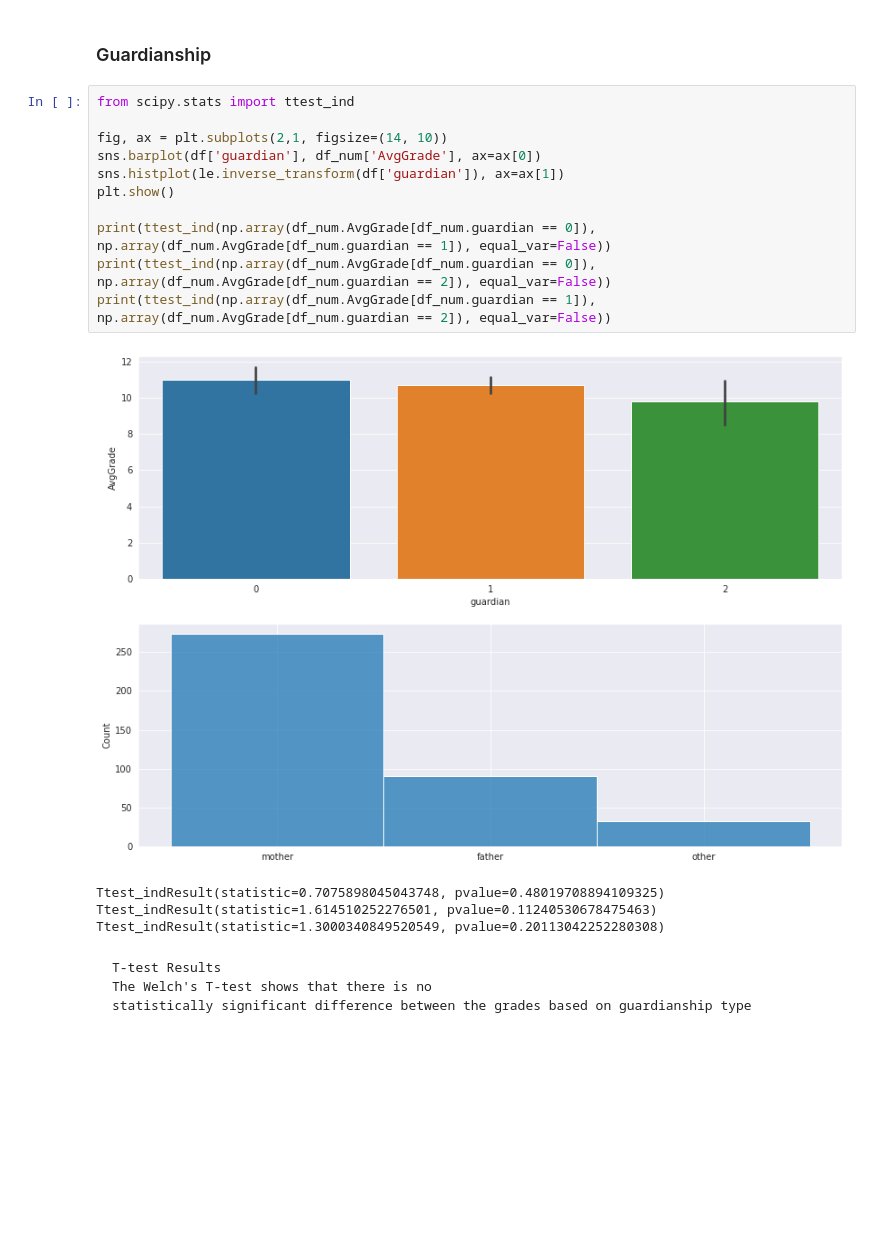
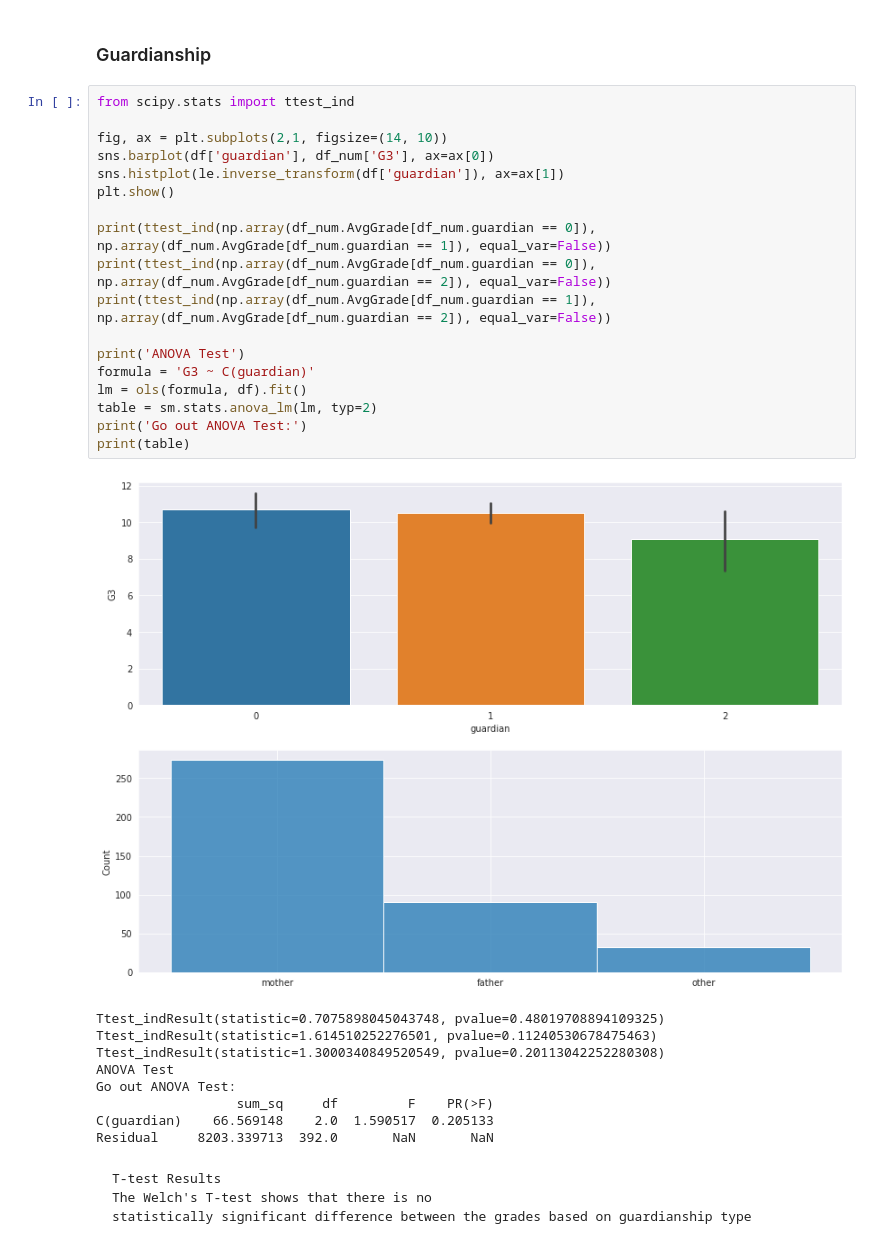
Before and after one commit to CamLadd/math_student_regression, a Jupyter notebook: math_grade_regression.ipynb, the cells around one changed output. Cells and saved outputs as stored; diff of their text form; blank space fills up the shorter version.

```diff
--- a/math_grade_regression.ipynb
+++ b/math_grade_regression.ipynb
@@ -238,19 +254,31 @@ Residual  8160.853452  390.0       NaN       NaN
 # %%
 from scipy.stats import ttest_ind
 
 fig, ax = plt.subplots(2,1, figsize=(14, 10))
-sns.barplot(df['guardian'], df_num['AvgGrade'], ax=ax[0])
+sns.barplot(df['guardian'], df_num['G3'], ax=ax[0])
 sns.histplot(le.inverse_transform(df['guardian']), ax=ax[1])
 plt.show()
 
 print(ttest_ind(np.array(df_num.AvgGrade[df_num.guardian == 0]), np.array(df_num.AvgGrade[df_num.guardian == 1]), equal_var=False))
 print(ttest_ind(np.array(df_num.AvgGrade[df_num.guardian == 0]), np.array(df_num.AvgGrade[df_num.guardian == 2]), equal_var=False))
 print(ttest_ind(np.array(df_num.AvgGrade[df_num.guardian == 1]), np.array(df_num.AvgGrade[df_num.guardian == 2]), equal_var=False))
+
+print('ANOVA Test')
+formula = 'G3 ~ C(guardian)'
+lm = ols(formula, df).fit()
+table = sm.stats.anova_lm(lm, typ=2)
+print('Go out ANOVA Test:')
+print(table)
 # %% [output]
-[figure, old version]
+[figure, new version]
 Ttest_indResult(statistic=0.7075898045043748, pvalue=0.48019708894109325)
 Ttest_indResult(statistic=1.614510252276501, pvalue=0.11240530678475463)
 Ttest_indResult(statistic=1.3000340849520549, pvalue=0.20113042252280308)
+ANOVA Test
+Go out ANOVA Test:
+                  sum_sq     df         F    PR(>F)
+C(guardian)    66.569148    2.0  1.590517  0.205133
+Residual     8203.339713  392.0       NaN       NaN
 # %% [markdown]
     T-test Results
     The Welch's T-test shows that there is no
```
Also changed, not shown: parts of 6 cells of this notebook.
